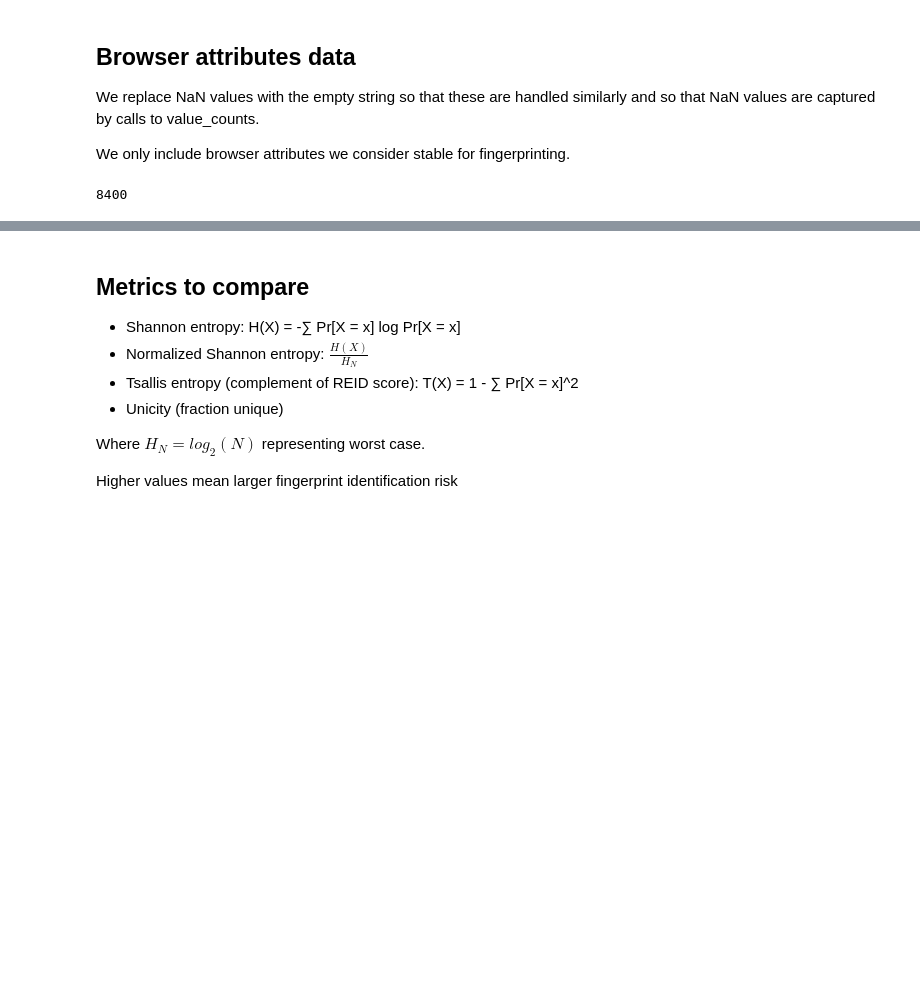
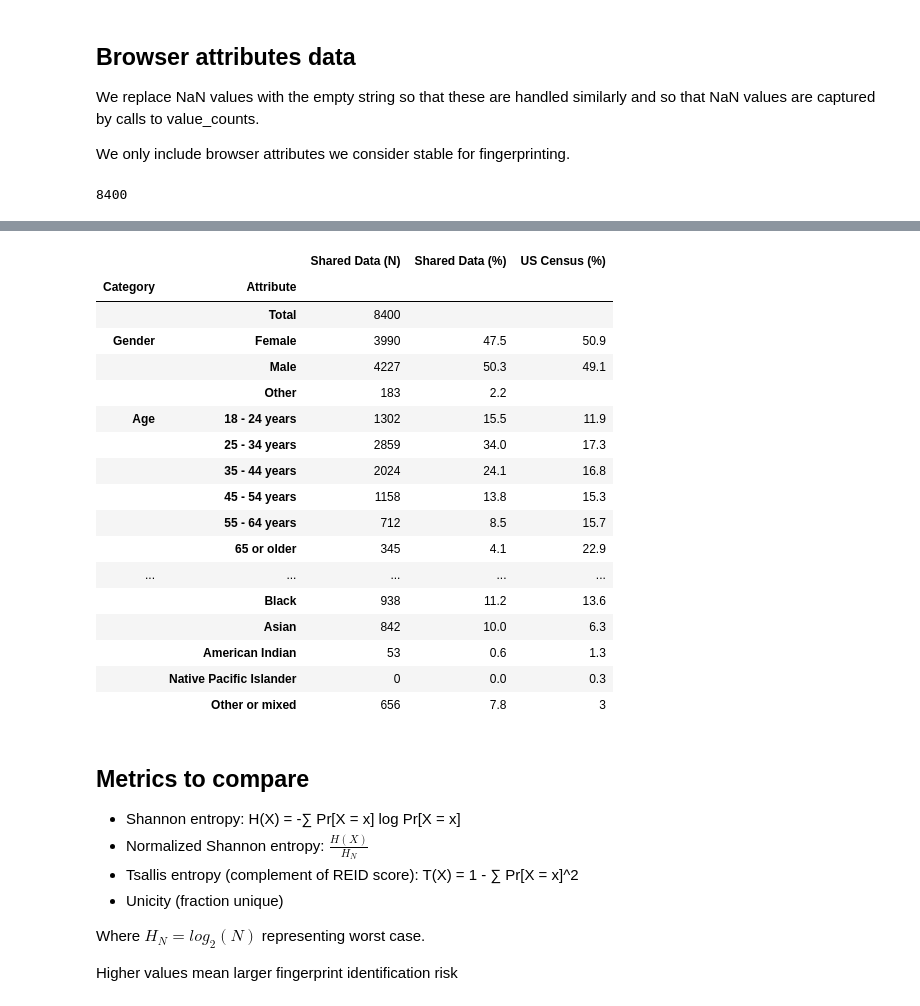
Before and after one commit to google/fingerprinting-risk-measures, a Jupyter notebook: comparing_entropy_empirical_analysis.ipynb, the cells around one changed output, grey strips where cells are left out. Drawn from its saved outputs; the diff is of its cells as text; code cells hidden in the pictures; blank space fills up the shorter version.

Commit message:
Update comparing_entropy_empirical_analysis.ipynb
Include demographics tables.

```diff
--- a/comparing_entropy_empirical_analysis.ipynb
+++ b/comparing_entropy_empirical_analysis.ipynb
@@ -79,3 +118,89 @@ sba_df['Fingerprint'] = sba_df[stable_ba_names].apply(get_fingerprint, axis=1)
+# %%
+full_df = pd.read_csv(survey_and_browser_attrs_fpath)
+
+# US Census Data
+us_age = [
+  ('18 - 24 years', 11.9),
+  ('25 - 34 years', 17.3),
+  ('35 - 44 years', 16.8),
+  ('45 - 54 years', 15.3),
+  ('55 - 64 years', 15.7),
+  ('65 or older',   22.9),
+]
+
+us_income = [
+  ('Less than $25,000',   15.5),
+  ('$25,000 - $49,999',   17.9),
+  ('$50,000 - $74,999',   18.7),
+  ('$75,000 - $99,999',   12.1),
+  ('$100,000 - $149,999', 15.1),
+  ('$150,000 or more',    20.7),
+  ('Prefer not to say',     ''),
+]
+
+us_race = [
+  ('White', 'White or Caucasian',                                         75.5),
+  ('Black', 'Black or African American',                                  13.6),
+  ('Asian', 'Asian',                                                       6.3),
+  ('American Indian', 'American Indian/Native American or Alaska Native',  1.3),
+  ('Native Pacific Islander','Native Pacific Islander',                    0.3),
+]
+
+# Format: (Category, Attribute, Boolean Mask, US Census %)
+demographics = [
+  ('', 'Total', pd.Series(True, index=sba_df.index), ''),
+
+  ('Gender', 'Female', full_df['Q-demos-gender'] == 'Female', 50.9),
+  ('Gender', 'Male',   full_df['Q-demos-gender'] == 'Male', 49.1),
+  ('Gender', 'Other', ~full_df['Q-demos-gender'].isin(['Female', 'Male']), ''),
+
+  *[('Age', val, full_df['Q-demos-age'].str.startswith(val.split()[0]), pct)
+    for val, pct in us_age],
+
+  *[('Household income', val, full_df['Q-demos-income'] == val, pct)
+    for val, pct in us_income],
+
+  ('Hispanic origin', 'Yes', full_df['Q-demos-hispanic'] == 'Yes', 19.1),
+
+  *[('Race', entry, full_df['Q-demos-race'] == val, pct)
+    for entry, val, pct in us_race],
+
+  ('Race', 'Other or mixed',
+   ~full_df['Q-demos-race'].isin(list(zip(*us_race))[1]), 3),
+]
+
+rows = []
+for category, attribute, condition, census_pct in demographics:
+  n_shared = condition.sum()
+  pct_shared = round((n_shared / len(full_df)) * 100, 1) if category else ''
+  rows.append({
+    'Category': category,
+    'Attribute': attribute,
+    'Shared Data (N)': n_shared,
+    'Shared Data (%)': pct_shared,
+    'US Census (%)': census_pct
+  })
+
+pd.DataFrame(rows).set_index(['Category', 'Attribute'])
+# %% [output]
+|  |  | Shared Data (N) | Shared Data (%) | US Census (%) |
+| Category | Attribute |  |  |  |
+|  | Total | 8400 |  |  |
+| Gender | Female | 3990 | 47.5 | 50.9 |
+|  | Male | 4227 | 50.3 | 49.1 |
+|  | Other | 183 | 2.2 |  |
+| Age | 18 - 24 years | 1302 | 15.5 | 11.9 |
+|  | 25 - 34 years | 2859 | 34.0 | 17.3 |
+|  | 35 - 44 years | 2024 | 24.1 | 16.8 |
+|  | 45 - 54 years | 1158 | 13.8 | 15.3 |
+|  | 55 - 64 years | 712 | 8.5 | 15.7 |
+|  | 65 or older | 345 | 4.1 | 22.9 |
+| ... | ... | ... | ... | ... |
+|  | Black | 938 | 11.2 | 13.6 |
+|  | Asian | 842 | 10.0 | 6.3 |
+|  | American Indian | 53 | 0.6 | 1.3 |
+|  | Native Pacific Islander | 0 | 0.0 | 0.3 |
+|  | Other or mixed | 656 | 7.8 | 3 |
 # %% [markdown]
 ## Metrics to compare
 
```
Also changed, not shown: parts of 4 cells of this notebook.
